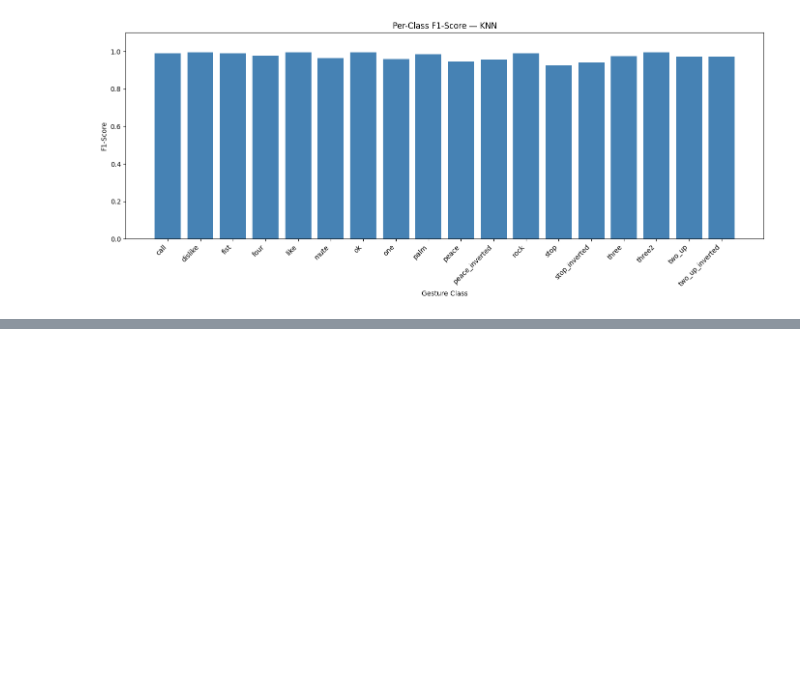
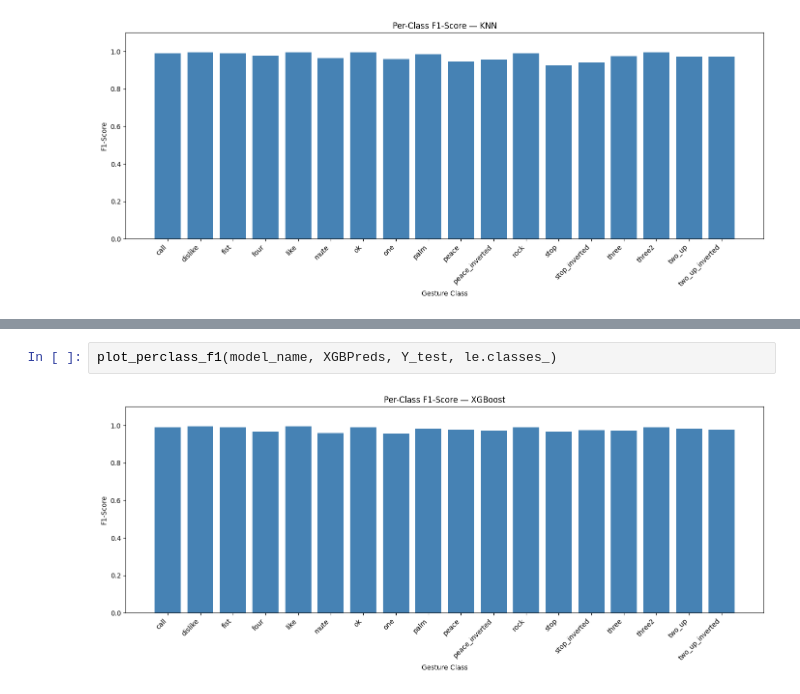
Before and after one commit to Abdelmohsenn/Hand-Gestures-Recognition-Model, a Jupyter notebook: HandGestureModel.ipynb, the cells around one changed output, grey strips where cells are left out. Cells and saved outputs as stored; diff of their text form; blank space fills up the shorter version.

```diff
--- a/HandGestureModel.ipynb
+++ b/HandGestureModel.ipynb
@@ -595,0 +640,4 @@ log_experiment(
+# %%
+plot_perclass_f1(model_name, XGBPreds, Y_test, le.classes_)
+# %% [output]
+[figure, added]
```
Also changed, not shown: parts of 7 cells of this notebook, 9 other files.
